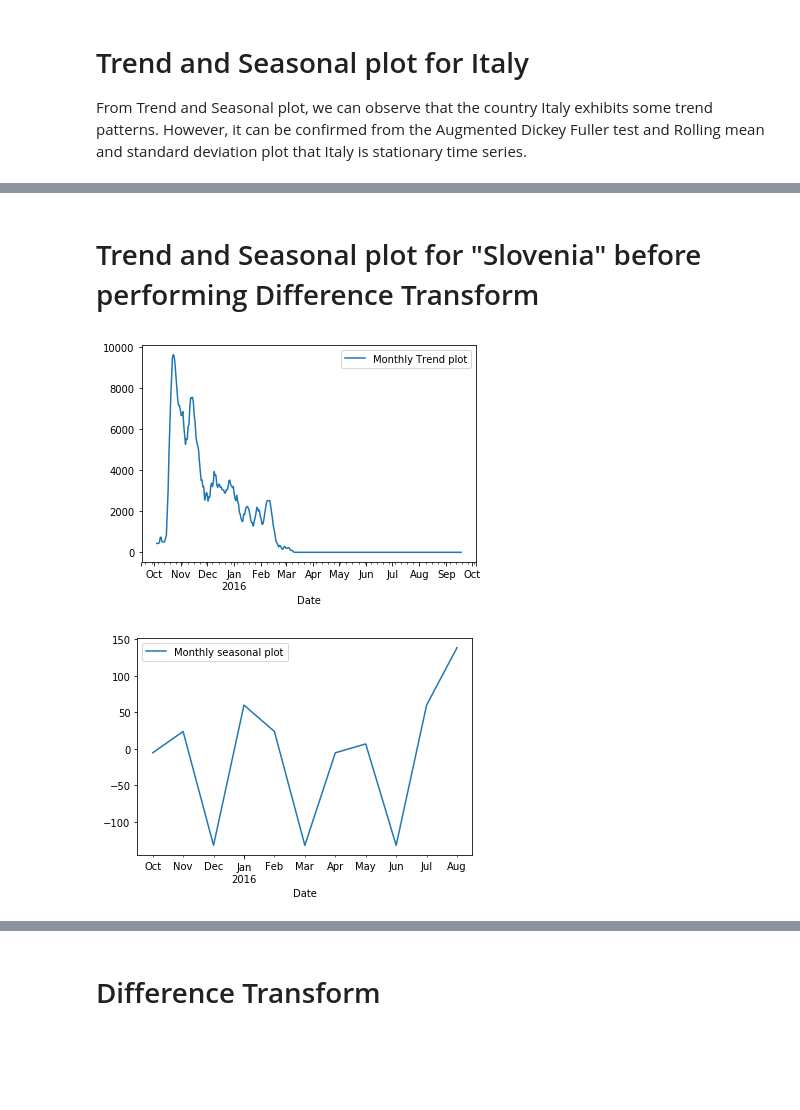
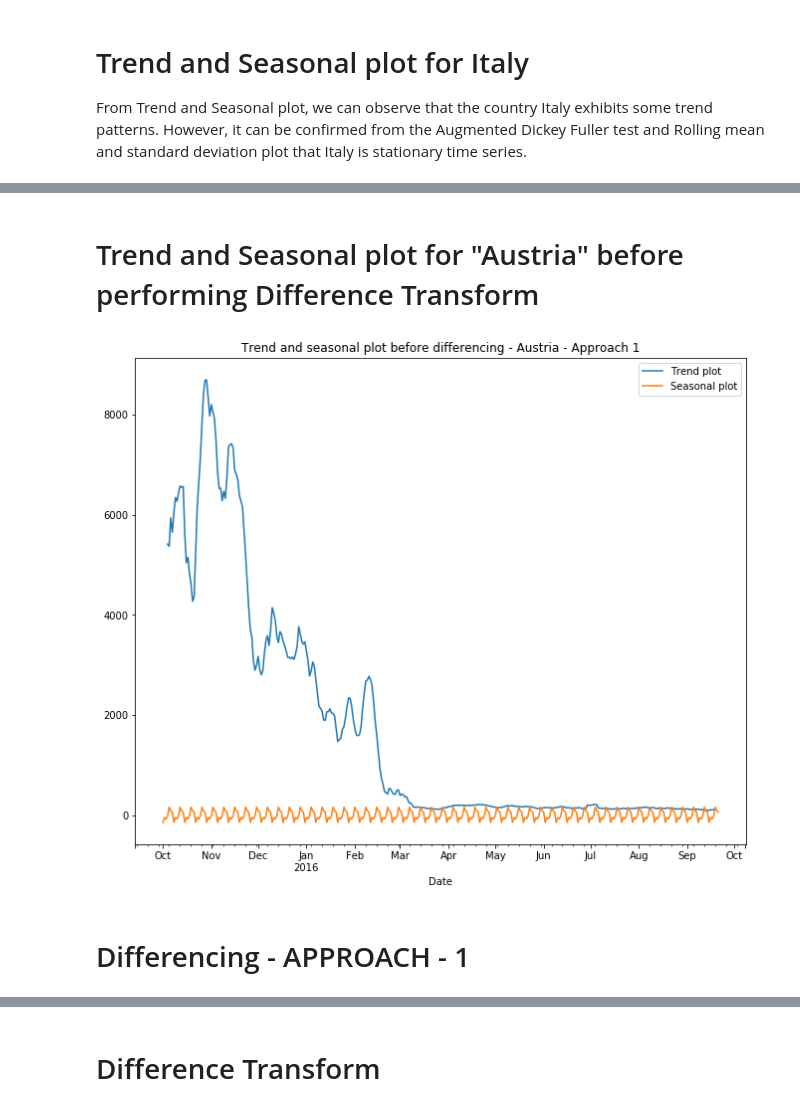
Before and after one commit to manojhuilgol/Data-Science-Lab---SoSe-2019---Time-series-Forecast-using-UNHCR-data, a Jupyter notebook: data_preprocessing.ipynb, the cells around one changed output, grey strips where cells are left out. Saved outputs shown, nothing was run; the diff lists cells and outputs as text; code cells hidden in the pictures; blank space fills up the shorter version.

```diff
--- a/data_preprocessing.ipynb
+++ b/data_preprocessing.ipynb
@@ -143,8 +143,10 @@ def idw_interpolation_k_factor(country,factor):
 Three countries have no entries in the dataset. Hence IDW interpolation is used to fill those missing values.
 # %%
 interpolated_data = copy.deepcopy(data)
+interpolated_data_2 = copy.deepcopy(data)
 for country in data.columns:
     interpolated_data[country] = idw_interpolation_k_factor(data[country], 1) # k-value is taken as 1.
+    interpolated_data_2[country] = idw_interpolation_k_factor(data[country], 2) # k-values is taken as 2.
 # %%
 interpolated_data.isnull().sum()   # All the missing data is being filled with approximated values using IDW interpolation.
 # %% [output]
@@ -254,6 +269,7 @@ def check_stationarity(country):
 The country Italy is stationary time series since p-value < 0.05.
 Rolling Mean and Standard deviation plot is also constant with respect to time.
 # %%
+rcParams['figure.figsize'] = 11, 6
 dickey_fuller(interpolated_data['Arrivals to Italy'])
 check_stationarity(interpolated_data['Arrivals to Italy'])
 # %% [output]
@@ -290,6 +309,7 @@ The country Slovenia is non-stationary time series since p-value > 0.05. Rolling
 # %%
-dickey_fuller(interpolated_data['Arrivals to Slovenia'])
-check_stationarity(interpolated_data['Arrivals to Slovenia'])
+rcParams['figure.figsize'] = 11, 6
+dickey_fuller(interpolated_data['Arrivals to Austria'])
+check_stationarity(interpolated_data['Arrivals to Austria'])
 # %% [output]
 Dickey Fuller test results:
 
@@ -305,13 +337,13 @@ dtype: float64
 # %% [markdown]
-# Trend and Seasonal plot for "Slovenia" before performing Difference Transform
+# Trend and Seasonal plot for "Austria" before performing Difference Transform
 # %%
-decomposed_data = sm.tsa.seasonal_decompose(interpolated_data['Arrivals to Slovenia'])
+decomposed_data = sm.tsa.seasonal_decompose(interpolated_data['Arrivals to Austria'])
 decomposed_data.trend.plot()
-plt.legend(['Monthly Trend plot'])
+decomposed_data.seasonal.plot()
+plt.title('Trend and seasonal plot before differencing - Austria - Approach 1')
+plt.legend(['Trend plot','Seasonal plot'])
 plt.show()
-decomposed_data.seasonal.asfreq('M').plot()
-plt.legend(['Monthly seasonal plot'])
-plt.show()
 # %% [output]
-[figure, old version]
+[figure, new version]
-[figure, removed]
+# %% [markdown]
+# Differencing - APPROACH - 1
```
Also changed, not shown: parts of 26 cells of this notebook.
